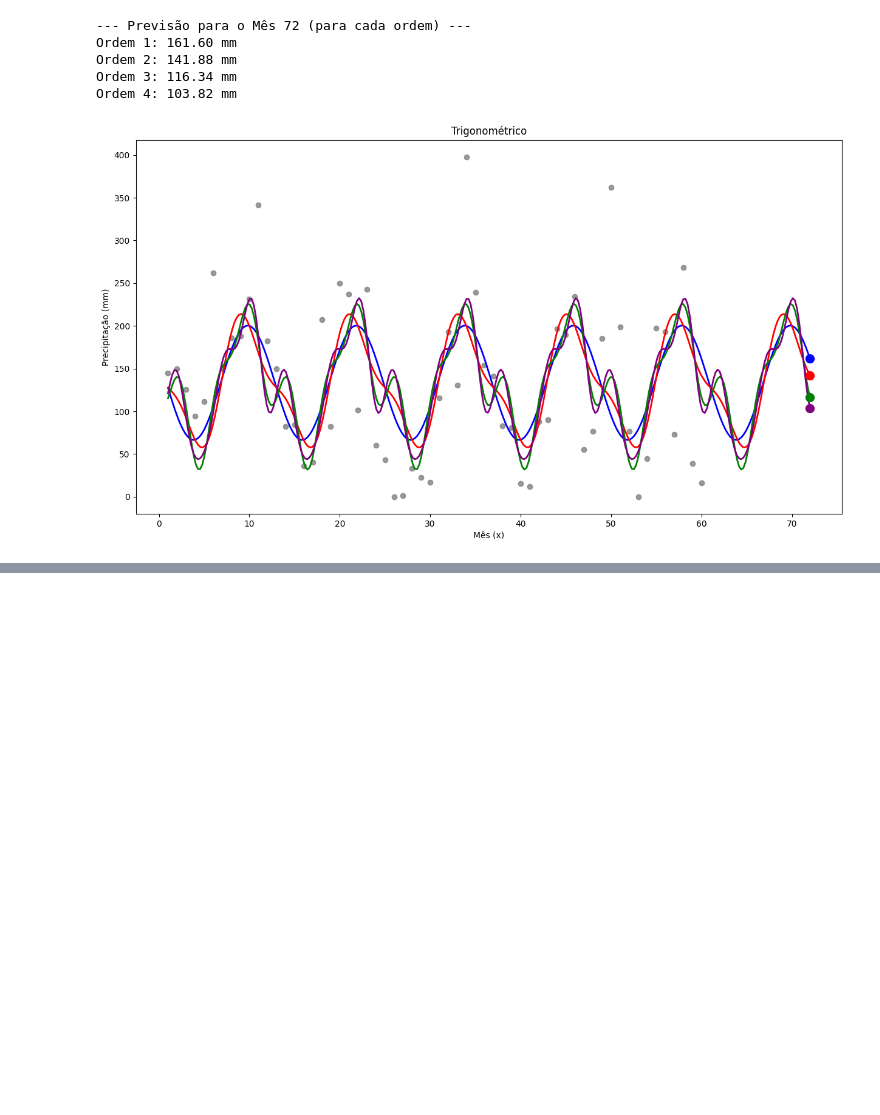
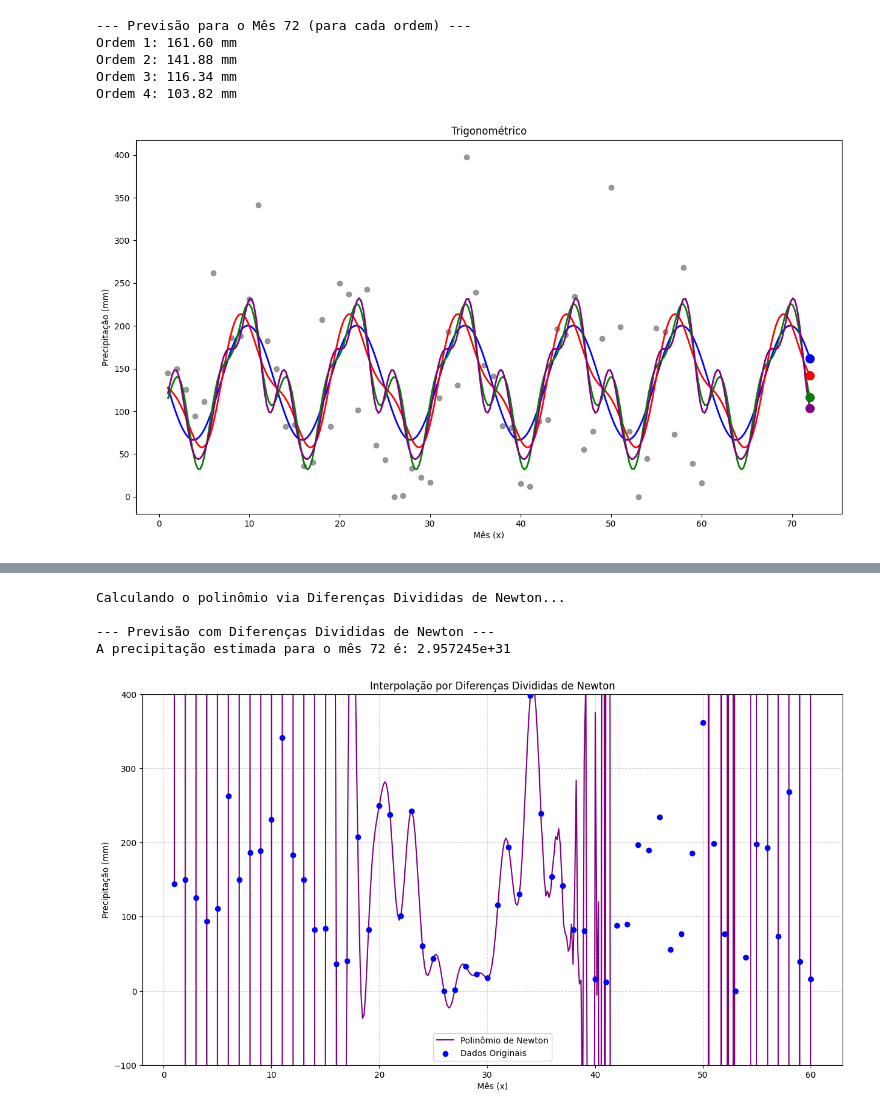
Before and after one commit to asegnibo/Calculo_Numerico, a Jupyter notebook: modelo_trigonometrico.ipynb, the cells around one changed output, grey strips where cells are left out. Saved outputs shown, nothing was run; the diff lists cells and outputs as text; code cells hidden in the pictures; blank space fills up the shorter version.

```diff
--- a/modelo_trigonometrico.ipynb
+++ b/modelo_trigonometrico.ipynb
@@ -201,0 +332,77 @@ A precipitação estimada para o mês 72 é: 1.085978e+15
+# %%
+import numpy as np
+import matplotlib.pyplot as plt
+
+# --- Seus dados ---
+x_dados = np.arange(1, 61)
+y_dados = np.array([
+    144.4, 150.0, 125.8, 94.0, 111.0, 262.2, 149.8, 186.0, 188.4, 231.3,
+    341.4, 182.7, 149.6, 82.4, 84.0, 35.9, 40.3, 207.0, 82.4, 250.0,
+    237.2, 101.2, 242.7, 60.4, 43.2, 0.0, 1.1, 33.1, 22.3, 17.1,
+    115.3, 193.2, 130.4, 397.8, 239.0, 153.6, 141.4, 82.6, 80.8, 15.6,
+    11.8, 88.0, 90.0, 196.6, 189.2, 234.2, 55.4, 76.4, 185.4, 362.0,
+    198.8, 76.4, 0.0, 44.8, 197.3, 192.8, 73.1, 268.0, 39.0, 15.8
+])
+
+# --- Implementação do Método de Diferenças Divididas de Newton ---
+
+def calcular_coeficientes(x, y):
+    """
+    Calcula os coeficientes (a diagonal da tabela de diferenças divididas).
+    """
+    n = len(y)
+    coef = np.zeros([n, n])
+    coef[:,0] = y # A primeira coluna é y
+
+    for j in range(1, n):
+        for i in range(n - j):
+            coef[i][j] = (coef[i+1][j-1] - coef[i][j-1]) / (x[i+j] - x[i])
+
+    return coef[0, :] # Retorna a primeira linha (c0, c1, c2, ...)
+
+def avaliar_polinomio(coef, x_data, x_eval):
+    """
+    Avalia o polinômio na forma de Newton em um ponto x_eval.
+    """
+    n = len(coef) - 1
+    p = coef[n]
+    for k in range(1, n + 1):
+        p = coef[n - k] + (x_eval - x_data[n - k]) * p
+    return p
+
+print("Calculando o polinômio via Diferenças Divididas de Newton...")
+
+# 1. Calcular os coeficientes c0, c1, ...
+coeficientes_newton = calcular_coeficientes(x_dados, y_dados)
+
+# 2. Calcular a previsão para o mês 72
+mes_futuro = 72
+precipitacao_prevista = avaliar_polinomio(coeficientes_newton, x_dados, mes_futuro)
+
+print(f"\n--- Previsão com Diferenças Divididas de Newton ---")
+print(f"A precipitação estimada para o mês {mes_futuro} é: {precipitacao_prevista:e}")
+
+# --- Visualização ---
+plt.figure(figsize=(15, 8))
+
+# Avaliar o polinômio em vários pontos para plotar a curva
+x_curva = np.linspace(1, 60, 400) # Evitamos extrapolar no plot para não distorcer a escala
+y_curva = [avaliar_polinomio(coeficientes_newton, x_dados, x) for x in x_curva]
+plt.plot(x_curva, y_curva, label='Polinômio de Newton', color='purple')
+
+# Plotar os dados originais
+plt.scatter(x_dados, y_dados, label='Dados Originais', color='blue', zorder=5)
+
+plt.title('Interpolação por Diferenças Divididas de Newton')
+plt.xlabel('Mês (x)')
+plt.ylabel('Precipitação (mm)')
+plt.grid(True, linestyle='--', alpha=0.6)
+plt.legend()
+plt.ylim(-100, 400)
+plt.show()
+# %% [output]
+Calculando o polinômio via Diferenças Divididas de Newton...
+
+--- Previsão com Diferenças Divididas de Newton ---
+A precipitação estimada para o mês 72 é: 2.957245e+31
+[figure, added]
```
Also changed, not shown: parts of 8 cells of this notebook.
